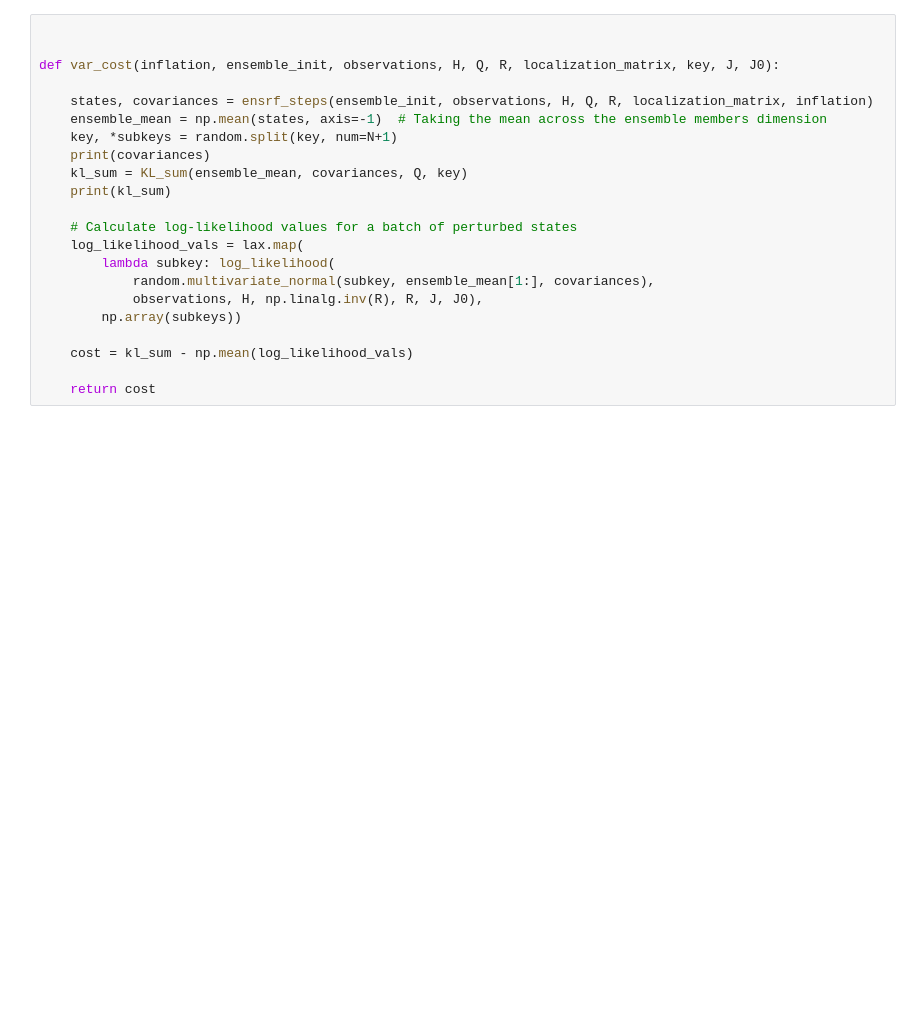
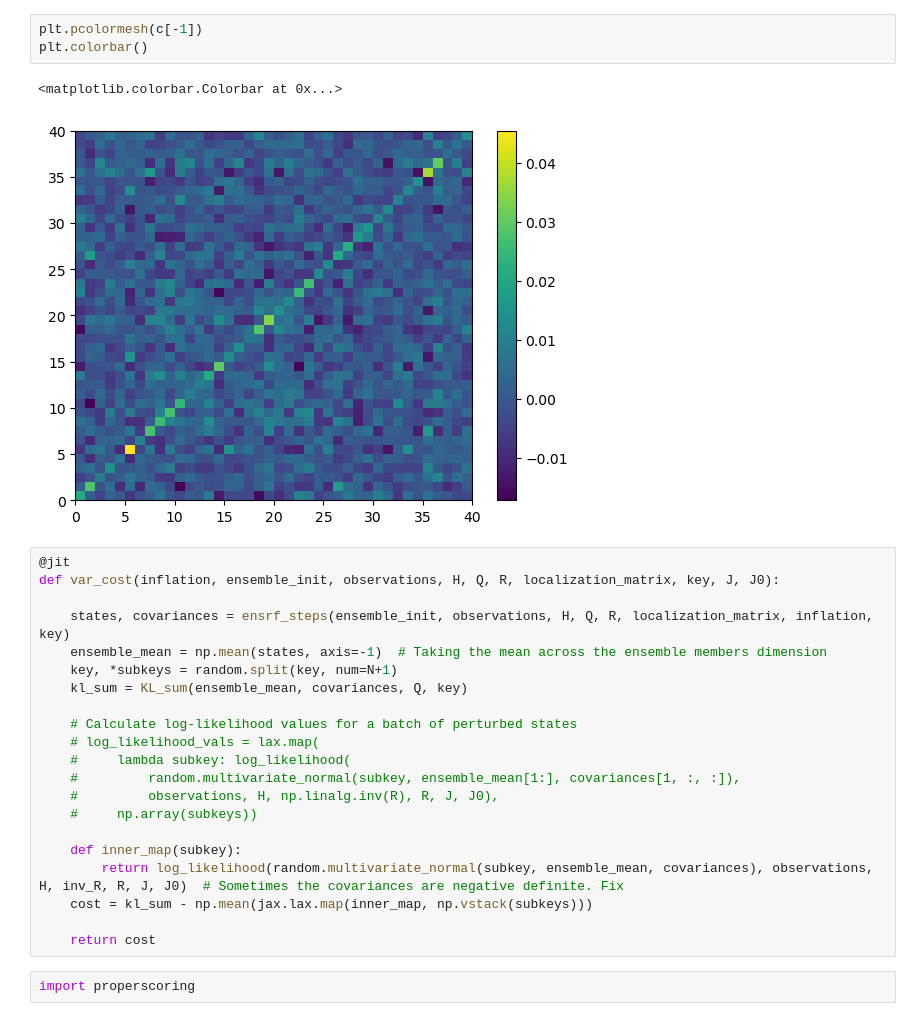
Before and after one commit to enochcluk/variational_filtering, a Jupyter notebook: learn_inflation.ipynb, the cells around one changed output. Saved outputs shown, nothing was run; the diff lists cells and outputs as text; blank space fills up the shorter version.

Commit message:
Inflation VI

```diff
--- a/learn_inflation.ipynb
+++ b/learn_inflation.ipynb
@@ -158,25 +174,32 @@ HELLO??
+# %%
+plt.pcolormesh(c[-1])
+plt.colorbar()
+# %% [output]
+<matplotlib.colorbar.Colorbar at 0x...>
+[figure, added]
 # %%
-
-
+@jit
 def var_cost(inflation, ensemble_init, observations, H, Q, R, localization_matrix, key, J, J0):
 
-    states, covariances = ensrf_steps(ensemble_init, observations, H, Q, R, localization_matrix, inflation)
+    states, covariances = ensrf_steps(ensemble_init, observations, H, Q, R, localization_matrix, inflation, key)
     ensemble_mean = np.mean(states, axis=-1)  # Taking the mean across the ensemble members dimension
     key, *subkeys = random.split(key, num=N+1)
-    print(covariances)
     kl_sum = KL_sum(ensemble_mean, covariances, Q, key)
-    print(kl_sum)
 
     # Calculate log-likelihood values for a batch of perturbed states
-    log_likelihood_vals = lax.map(
-        lambda subkey: log_likelihood(
-            random.multivariate_normal(subkey, ensemble_mean[1:], covariances),
-            observations, H, np.linalg.inv(R), R, J, J0),
-        np.array(subkeys))
+    # log_likelihood_vals = lax.map(
+    #     lambda subkey: log_likelihood(
+    #         random.multivariate_normal(subkey, ensemble_mean[1:], covariances[1, :, :]),
+    #         observations, H, np.linalg.inv(R), R, J, J0),
+    #     np.array(subkeys))
 
-    cost = kl_sum - np.mean(log_likelihood_vals)
+    def inner_map(subkey):
+        return log_likelihood(random.multivariate_normal(subkey, ensemble_mean, covariances), observations, H, inv_R, R, J, J0)  # Sometimes the covariances are negative definite. Fix
+    cost = kl_sum - np.mean(jax.lax.map(inner_map, np.vstack(subkeys)))
 
     return cost
+# %%
+import properscoring
 # %%
 from IPython.display import clear_output
 from jax import grad
```
Also changed, not shown: parts of 8 cells of this notebook, 1 other file.
